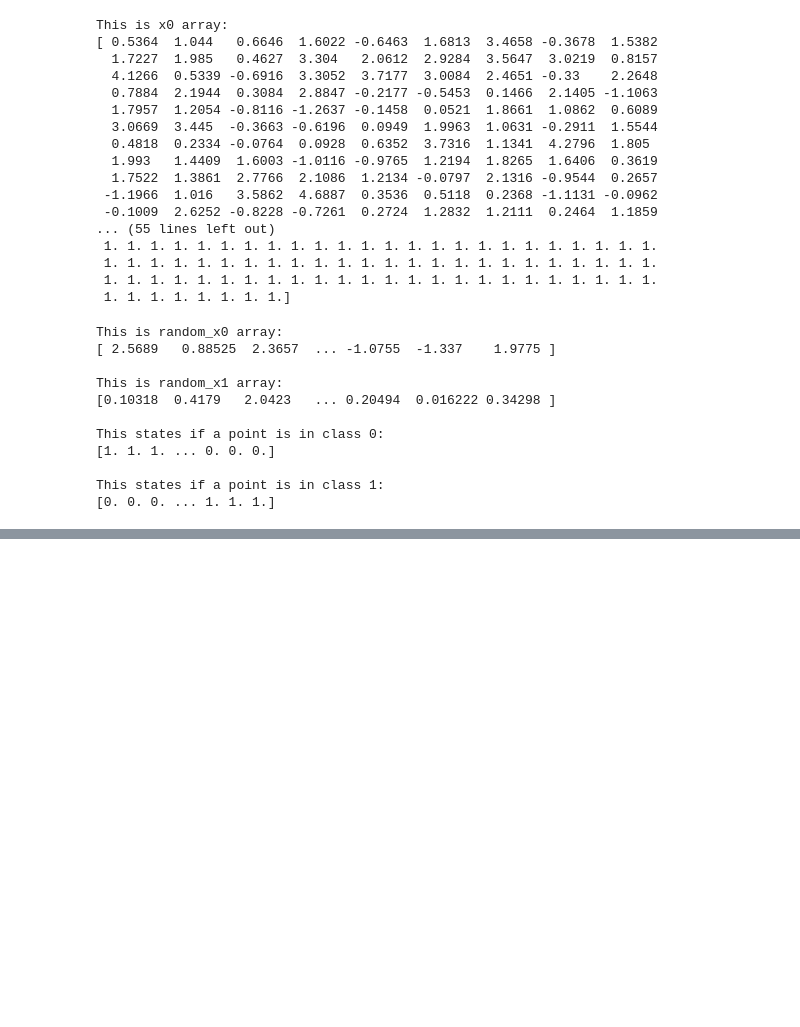
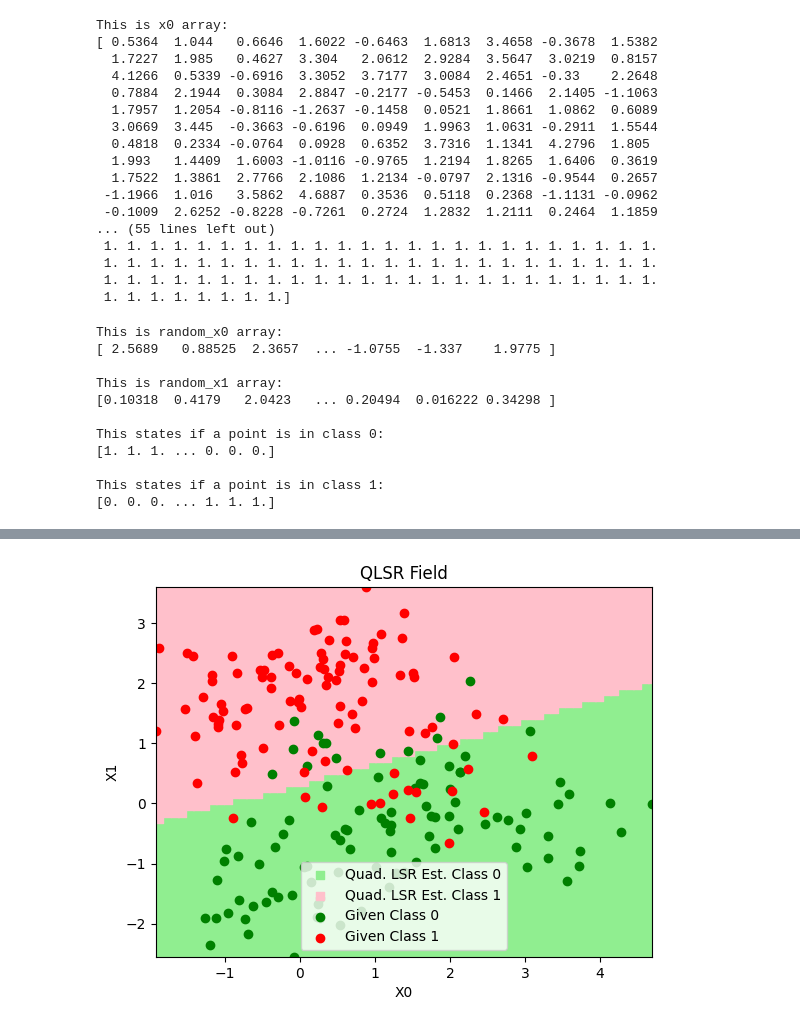
Before and after one commit to angelrodriguez0617/ECE-4850-Machine-Learning, a Jupyter notebook: project4/project4_austin.ipynb, the cells around one changed output, grey strips where cells are left out. Drawn from its saved outputs; the diff is of its cells as text; code cells hidden in the pictures; blank space fills up the shorter version.

Commit message:
2-D graphs for report added

```diff
--- a/project4/project4_austin.ipynb
+++ b/project4/project4_austin.ipynb
@@ -101,7 +101,7 @@ def gen_2D_array(N, upper, lower):
 
     return x_extended0, x_extended1
 # %%
-x_extended0, x_extended1 = gen_2D_array(25, -5, 5)
+x_extended0, x_extended1 = gen_2D_array(100, -5, 5)
 x_extended = np.vstack((x_extended0, x_extended1))
 # %%
 beta0 = linear_regression(data[0], data[1], data[2])
@@ -178,15 +182,17 @@ def quad_least_squares_est(x0, x1, beta):
 # %%
 qbeta0 = quadratic_regression(data[0], data[1], data[2])
 qbeta1 = quadratic_regression(data[0], data[1], data[3])
 
 y0_hat = quad_least_squares_est(x_extended0, x_extended1, qbeta0)
 y1_hat = quad_least_squares_est(x_extended0, x_extended1, qbeta1)
 data_hat = np.vstack((x_extended0, x_extended1, y0_hat, y1_hat))
 
-fig = useful_functions.DrawTwoDataset(data_hat, data, '*', '*', 'x', 'o',
-                                    'blue', 'orange', 'green', 'red',
+fig = useful_functions.DrawTwoDataset(data_hat, data, ',', ',', 'o', 'o',
+                                    'lightgreen', 'pink', 'green', 'red',
                                     'Quad. LSR Est. Class 0', 'Quad. LSR Est. Class 1', 'Given Class 0', 'Given Class 1', "QLSR Field")
 fig.run_drawing()
+# %% [output]
+[figure, added]
 # %%
 y0_hat = quad_least_squares_est(data[0], data[1], qbeta0)
 y1_hat = quad_least_squares_est(data[0], data[1], qbeta1)
```
Also changed, not shown: parts of 9 cells of this notebook, 2 other files.
